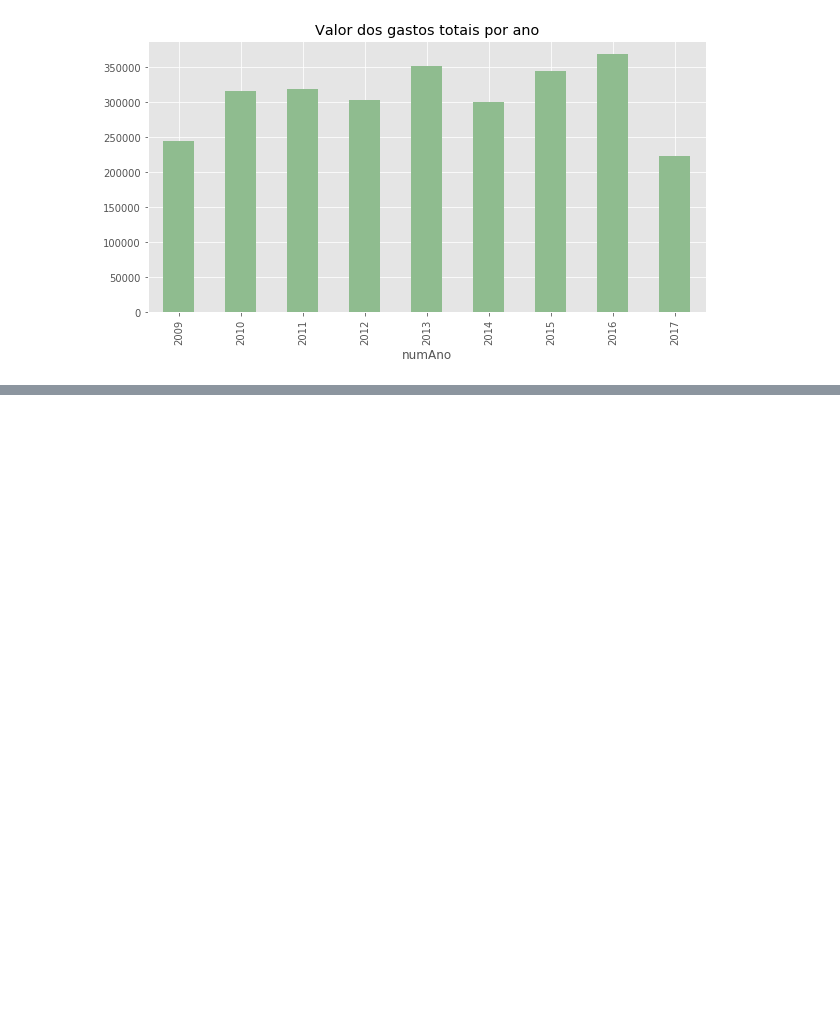
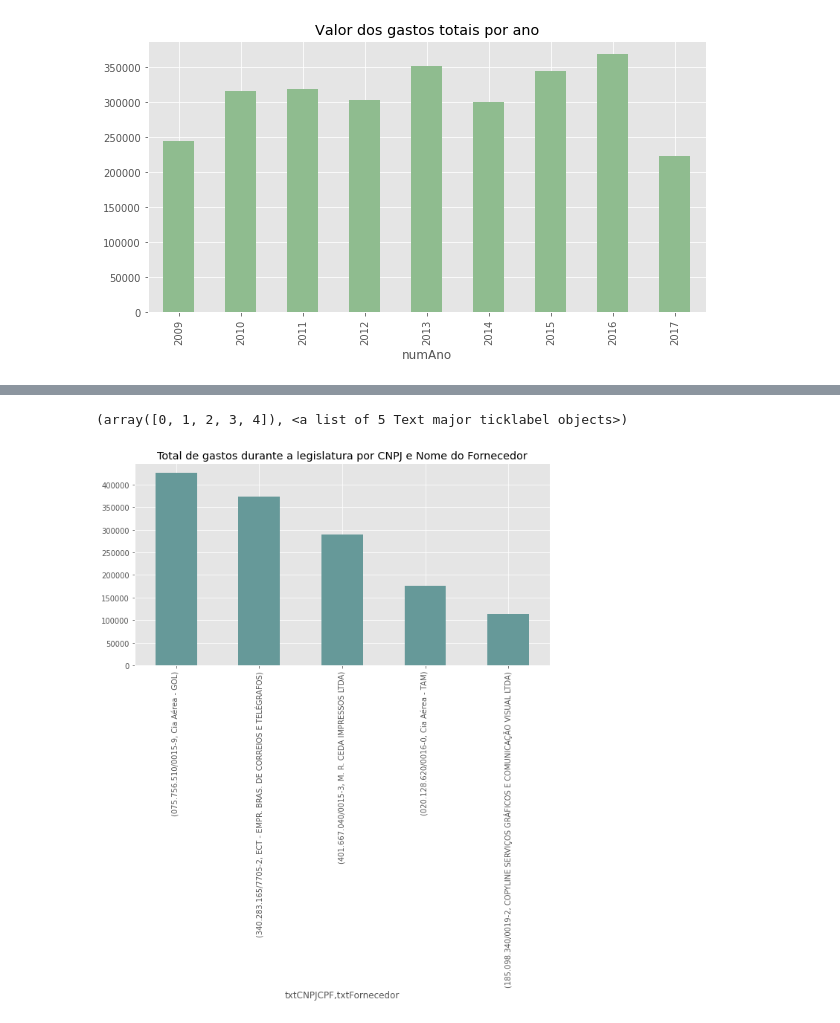
Before and after one commit to alineelima/Analise-JB, a Jupyter notebook: Gastos.ipynb, the cells around one changed output, grey strips where cells are left out. Cells and saved outputs as stored; diff of their text form; code cells hidden in the pictures; blank space fills up the shorter version.

```diff
--- a/Gastos.ipynb
+++ b/Gastos.ipynb
@@ -88 +73,11 @@ plt.show()
+# %%
+por_fornecedor_nome = gastos.groupby(['txtCNPJCPF','txtFornecedor']).sum()['vlrDocumento'].sort_values(ascending=False)
+por_fornecedor_nome
+
+plt.style.use("ggplot")
+por_fornecedor_nome.head(5).plot(kind='bar', subplots=True, label="Total de gastos durante a legislatura por CNPJ e Nome do Fornecedor" ,figsize=(10, 5), color='#669999')
+plt.xticks(rotation=90)
+# %% [output]
+(array([0, 1, 2, 3, 4]), <a list of 5 Text major ticklabel objects>)
+[figure, added]
 # %%
```
Also changed, not shown: parts of 4 cells of this notebook, 1 other file.
